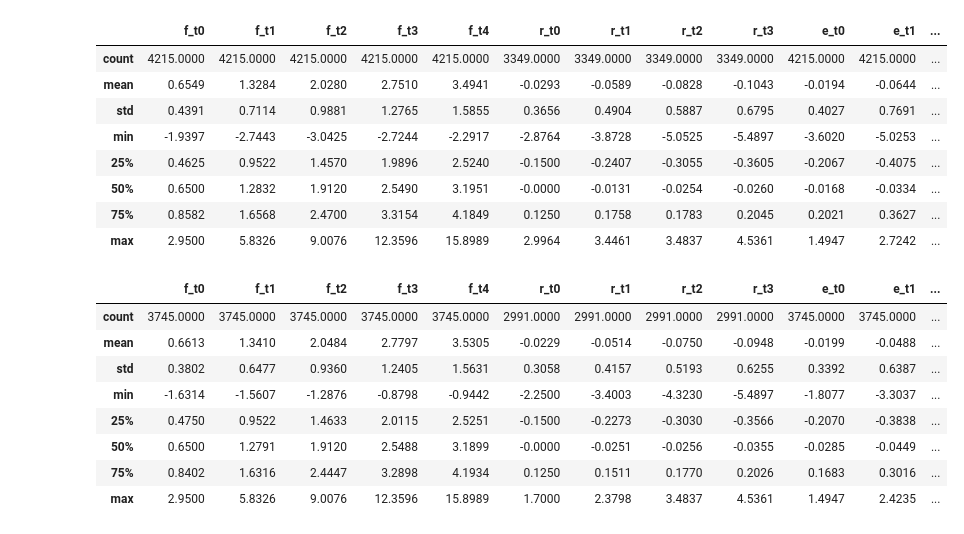
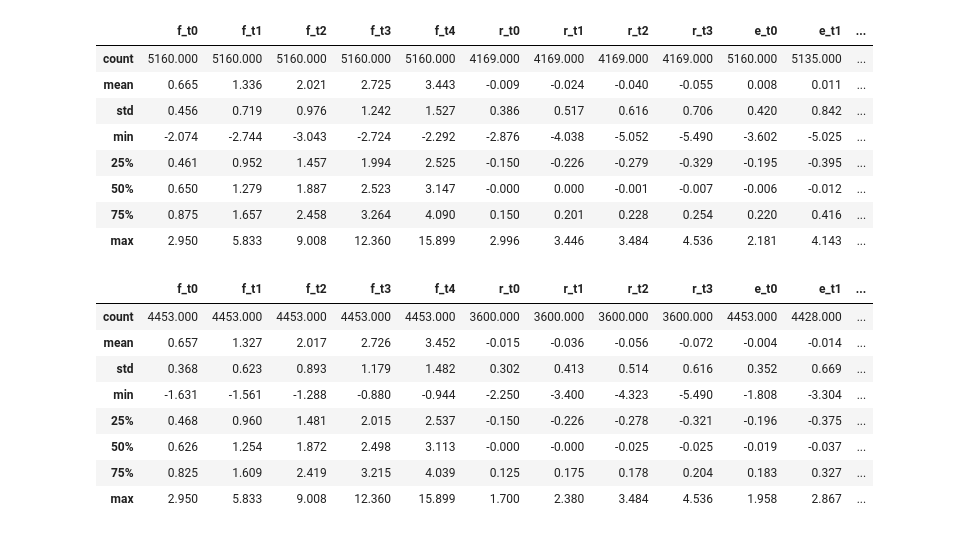
Before and after one commit to calvinmcelvain/expectation_replication, a Jupyter notebook: code/_002sumstats.ipynb, the cells around one changed output. Cells and saved outputs as stored; diff of their text form; code cells hidden in the pictures.

```diff
--- a/code/_002sumstats.ipynb
+++ b/code/_002sumstats.ipynb
@@ -14,56 +14,58 @@ ind_spf_trim = pd.read_csv('cleaned_data/ind_spf_trim.csv')
 mean_spf_trim = mean_spf_trim.set_index('DATE')
 ind_spf_trim = ind_spf_trim.set_index(['DATE', 'ID'])
 ind_spf_trim = ind_spf_trim.drop(['INDUSTRY'], axis=1)
 
 ###############################################
                 ## SUM STATS ##
 ###############################################
 
 def sumstats(df, end_date):
     df = df[:end_date]
     df = df.drop(['CPI1', 'CPI2', 'CPI3', 'CPI4', 'CPI5', 'CPI6', 'rec'], axis=1)
     df = df * 100
     for n in range(0,4):
         df[f'ru_t{n}'] = (df[f'r_t{n}'] > 0).astype(int)
         df[f'rd_t{n}'] = (df[f'r_t{n}'] < 0).astype(int)
         df[f'rn_t{n}'] = (df[f'r_t{n}'] == 0).astype(int)
     return df
 
 # Data without recessions and COVID aftermath
 def no_rec(df):
     a = df['2021-09-30':'2022-09-30']
     b = df[df['rec'] == 1]
     return df[(~df.index.isin(a.index)) & (~df.index.isin(b.index))]
 
 ind_spf_trim_nr = no_rec(ind_spf_trim)
 mean_spf_trim_nr = no_rec(mean_spf_trim)
 
-ind_stats = sumstats(ind_spf_trim, '2016-12-31')
-mean_stats = sumstats(mean_spf_trim, '2016-12-31')
-ind_stats_nr = sumstats(ind_spf_trim_nr, '2016-12-31')
-mean_stats_nr = sumstats(mean_spf_trim_nr, '2016-12-31')
+date = '2023-12-31'
 
-ind_stats.describe().round(4)
+ind_stats = sumstats(ind_spf_trim, date)
+mean_stats = sumstats(mean_spf_trim, date)
+ind_stats_nr = sumstats(ind_spf_trim_nr, date)
+mean_stats_nr = sumstats(mean_spf_trim_nr, date)
+
+ind_stats.describe().round(3)
 # %% [output]
 |  | f_t0 | f_t1 | f_t2 | f_t3 | f_t4 | r_t0 | r_t1 | r_t2 | r_t3 | e_t0 | e_t1 | ... |
-| count | 4215.0000 | 4215.0000 | 4215.0000 | 4215.0000 | 4215.0000 | 3349.0000 | 3349.0000 | 3349.0000 | 3349.0000 | 4215.0000 | 4215.0000 | ... |
-| mean | 0.6549 | 1.3284 | 2.0280 | 2.7510 | 3.4941 | -0.0293 | -0.0589 | -0.0828 | -0.1043 | -0.0194 | -0.0644 | ... |
-| std | 0.4391 | 0.7114 | 0.9881 | 1.2765 | 1.5855 | 0.3656 | 0.4904 | 0.5887 | 0.6795 | 0.4027 | 0.7691 | ... |
-| min | -1.9397 | -2.7443 | -3.0425 | -2.7244 | -2.2917 | -2.8764 | -3.8728 | -5.0525 | -5.4897 | -3.6020 | -5.0253 | ... |
-| 25% | 0.4625 | 0.9522 | 1.4570 | 1.9896 | 2.5240 | -0.1500 | -0.2407 | -0.3055 | -0.3605 | -0.2067 | -0.4075 | ... |
-| 50% | 0.6500 | 1.2832 | 1.9120 | 2.5490 | 3.1951 | -0.0000 | -0.0131 | -0.0254 | -0.0260 | -0.0168 | -0.0334 | ... |
-| 75% | 0.8582 | 1.6568 | 2.4700 | 3.3154 | 4.1849 | 0.1250 | 0.1758 | 0.1783 | 0.2045 | 0.2021 | 0.3627 | ... |
-| max | 2.9500 | 5.8326 | 9.0076 | 12.3596 | 15.8989 | 2.9964 | 3.4461 | 3.4837 | 4.5361 | 1.4947 | 2.7242 | ... |
+| count | 5160.000 | 5160.000 | 5160.000 | 5160.000 | 5160.000 | 4169.000 | 4169.000 | 4169.000 | 4169.000 | 5160.000 | 5135.000 | ... |
+| mean | 0.665 | 1.336 | 2.021 | 2.725 | 3.443 | -0.009 | -0.024 | -0.040 | -0.055 | 0.008 | 0.011 | ... |
+| std | 0.456 | 0.719 | 0.976 | 1.242 | 1.527 | 0.386 | 0.517 | 0.616 | 0.706 | 0.420 | 0.842 | ... |
+| min | -2.074 | -2.744 | -3.043 | -2.724 | -2.292 | -2.876 | -4.038 | -5.052 | -5.490 | -3.602 | -5.025 | ... |
+| 25% | 0.461 | 0.952 | 1.457 | 1.994 | 2.525 | -0.150 | -0.226 | -0.279 | -0.329 | -0.195 | -0.395 | ... |
+| 50% | 0.650 | 1.279 | 1.887 | 2.523 | 3.147 | -0.000 | 0.000 | -0.001 | -0.007 | -0.006 | -0.012 | ... |
+| 75% | 0.875 | 1.657 | 2.458 | 3.264 | 4.090 | 0.150 | 0.201 | 0.228 | 0.254 | 0.220 | 0.416 | ... |
+| max | 2.950 | 5.833 | 9.008 | 12.360 | 15.899 | 2.996 | 3.446 | 3.484 | 4.536 | 2.181 | 4.143 | ... |
 # %%
-ind_stats_nr.describe().round(4)
+ind_stats_nr.describe().round(3)
 # %% [output]
 |  | f_t0 | f_t1 | f_t2 | f_t3 | f_t4 | r_t0 | r_t1 | r_t2 | r_t3 | e_t0 | e_t1 | ... |
-| count | 3745.0000 | 3745.0000 | 3745.0000 | 3745.0000 | 3745.0000 | 2991.0000 | 2991.0000 | 2991.0000 | 2991.0000 | 3745.0000 | 3745.0000 | ... |
-| mean | 0.6613 | 1.3410 | 2.0484 | 2.7797 | 3.5305 | -0.0229 | -0.0514 | -0.0750 | -0.0948 | -0.0199 | -0.0488 | ... |
-| std | 0.3802 | 0.6477 | 0.9360 | 1.2405 | 1.5631 | 0.3058 | 0.4157 | 0.5193 | 0.6255 | 0.3392 | 0.6387 | ... |
-| min | -1.6314 | -1.5607 | -1.2876 | -0.8798 | -0.9442 | -2.2500 | -3.4003 | -4.3230 | -5.4897 | -1.8077 | -3.3037 | ... |
-| 25% | 0.4750 | 0.9522 | 1.4633 | 2.0115 | 2.5251 | -0.1500 | -0.2273 | -0.3030 | -0.3566 | -0.2070 | -0.3838 | ... |
-| 50% | 0.6500 | 1.2791 | 1.9120 | 2.5488 | 3.1899 | -0.0000 | -0.0251 | -0.0256 | -0.0355 | -0.0285 | -0.0449 | ... |
-| 75% | 0.8402 | 1.6316 | 2.4447 | 3.2898 | 4.1934 | 0.1250 | 0.1511 | 0.1770 | 0.2026 | 0.1683 | 0.3016 | ... |
-| max | 2.9500 | 5.8326 | 9.0076 | 12.3596 | 15.8989 | 1.7000 | 2.3798 | 3.4837 | 4.5361 | 1.4947 | 2.4235 | ... |
+| count | 4453.000 | 4453.000 | 4453.000 | 4453.000 | 4453.000 | 3600.000 | 3600.000 | 3600.000 | 3600.000 | 4453.000 | 4428.000 | ... |
+| mean | 0.657 | 1.327 | 2.017 | 2.726 | 3.452 | -0.015 | -0.036 | -0.056 | -0.072 | -0.004 | -0.014 | ... |
+| std | 0.368 | 0.623 | 0.893 | 1.179 | 1.482 | 0.302 | 0.413 | 0.514 | 0.616 | 0.352 | 0.669 | ... |
+| min | -1.631 | -1.561 | -1.288 | -0.880 | -0.944 | -2.250 | -3.400 | -4.323 | -5.490 | -1.808 | -3.304 | ... |
+| 25% | 0.468 | 0.960 | 1.481 | 2.015 | 2.537 | -0.150 | -0.226 | -0.278 | -0.321 | -0.196 | -0.375 | ... |
+| 50% | 0.626 | 1.254 | 1.872 | 2.498 | 3.113 | -0.000 | -0.000 | -0.025 | -0.025 | -0.019 | -0.037 | ... |
+| 75% | 0.825 | 1.609 | 2.419 | 3.215 | 4.039 | 0.125 | 0.175 | 0.178 | 0.204 | 0.183 | 0.327 | ... |
+| max | 2.950 | 5.833 | 9.008 | 12.360 | 15.899 | 1.700 | 2.380 | 3.484 | 4.536 | 1.958 | 2.867 | ... |
 # %%
```
Also changed, not shown: parts of 2 cells of this notebook, 8 other files.
